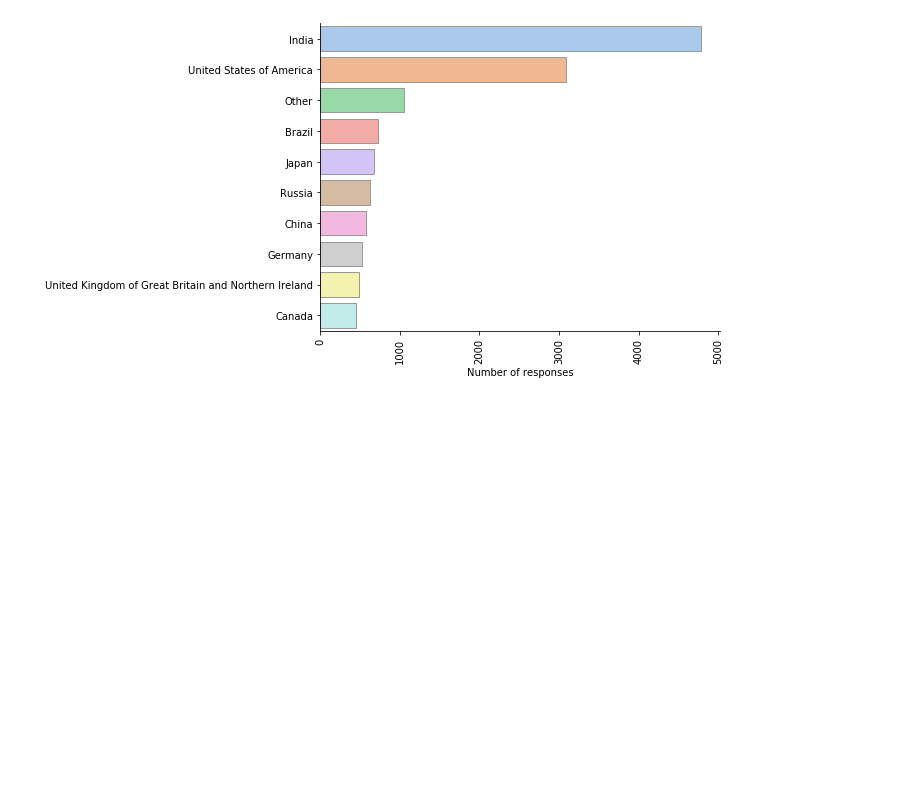
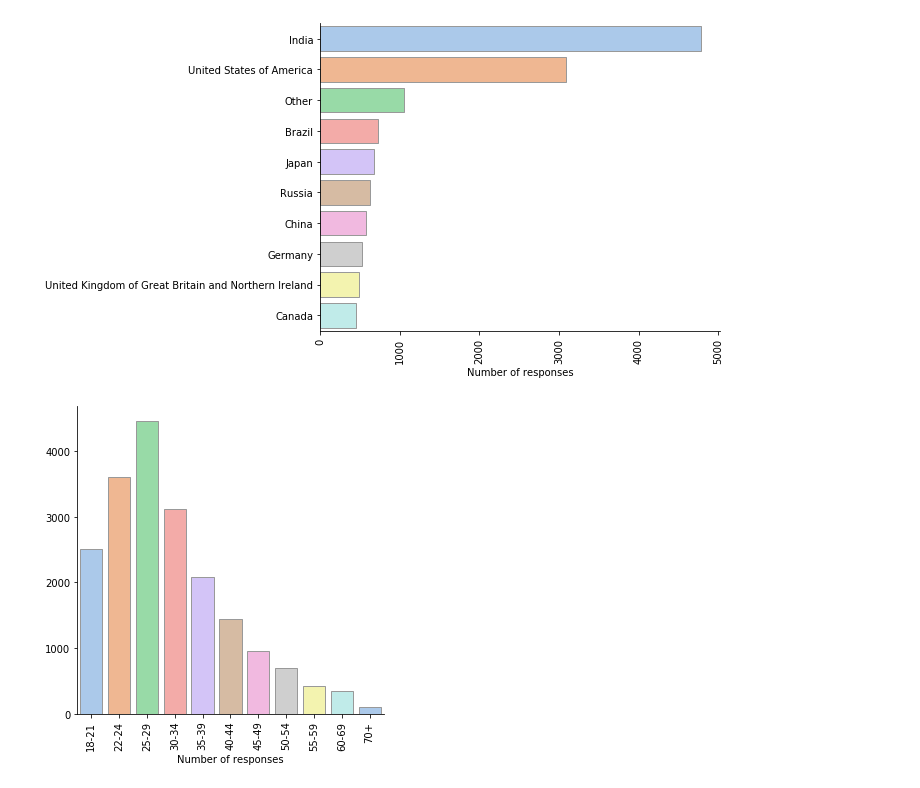
Before and after one commit to piszewc/python-deep-learning-data-science, a Jupyter notebook: Kaggle/Kaggle Survey.ipynb, the cells around one changed output. Drawn from its saved outputs; the diff is of its cells as text; code cells hidden in the pictures; blank space fills up the shorter version.

```diff
--- a/Kaggle/Kaggle Survey.ipynb
+++ b/Kaggle/Kaggle Survey.ipynb
@@ -117,3 +117,12 @@ ax.set(xlabel='Number of responses', ylabel="")
 plt.show()
 # %% [output]
 [figure]
+# %%
+ax = sns.catplot(x="Q1", kind="count",
+            palette="pastel", edgecolor=".6", data=data, order=['18-21','22-24', '25-29', '30-34',  '35-39', '40-44', '45-49', '50-54',
+       '55-59', '60-69', '70+']);
+ax.set(xlabel='Number of responses', ylabel="")
+ax.set_xticklabels(rotation=90)
+plt.show()
+# %% [output]
+[figure, added]
```
Also changed, not shown: parts of 2 cells of this notebook.
